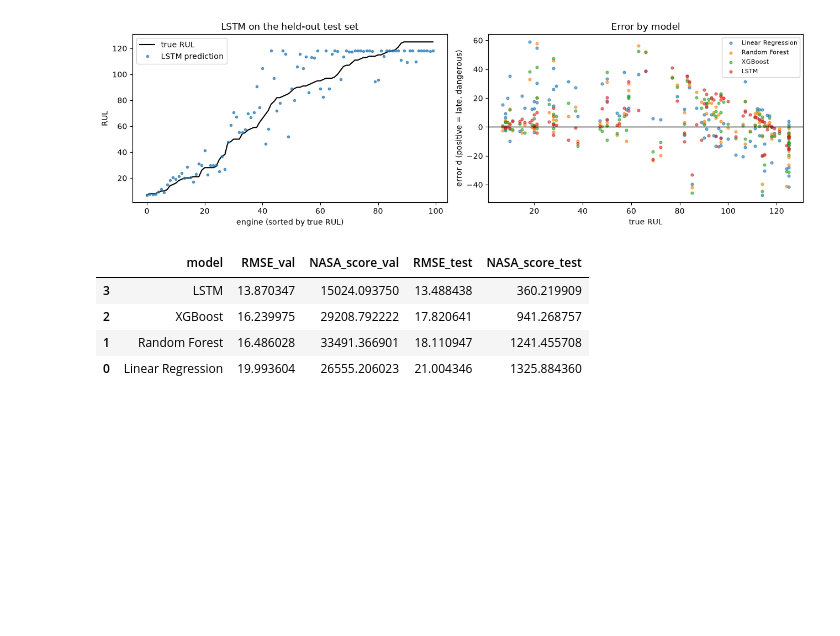
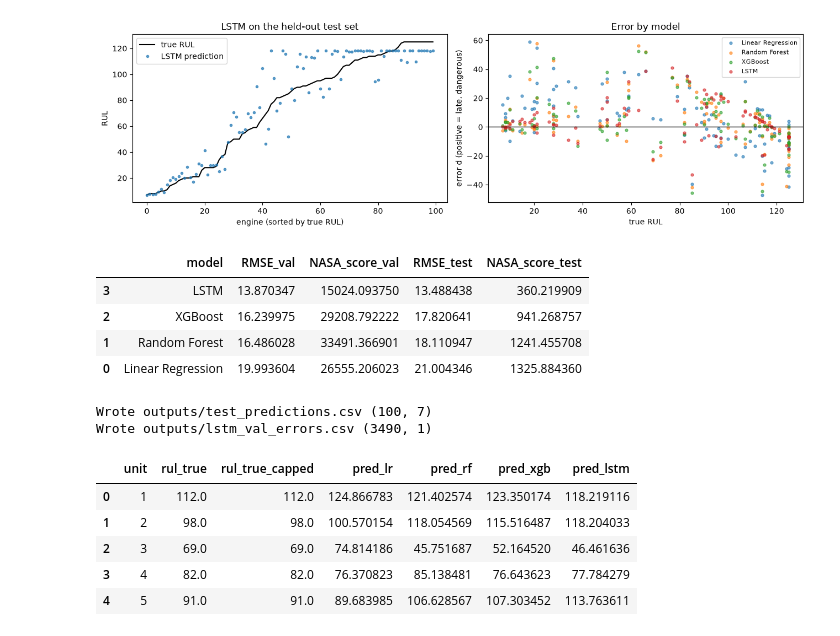
Before and after one commit to yusufsami9/predictive-maintenance-rul, a Jupyter notebook: notebooks/02_feature_engineering.ipynb, the cells around one changed output. Cells and saved outputs as stored; diff of their text form; code cells hidden in the pictures; blank space fills up the shorter version.

```diff
--- a/notebooks/02_feature_engineering.ipynb
+++ b/notebooks/02_feature_engineering.ipynb
@@ -701,3 +701,41 @@ comparison.sort_values('NASA_score_test')
 | 2 | XGBoost | 16.239975 | 29208.792222 | 17.820641 | 941.268757 |
 | 1 | Random Forest | 16.486028 | 33491.366901 | 18.110947 | 1241.455708 |
 | 0 | Linear Regression | 19.993604 | 26555.206023 | 21.004346 | 1325.884360 |
+# %%
+# ---------------------------------------------------------------------------
+# Export for the optimisation layer (03_optimization.ipynb)
+# ---------------------------------------------------------------------------
+# The scheduler needs one predicted RUL per engine, plus the true RUL so we can
+# score the resulting schedules honestly. Saved rather than recomputed so the
+# optimisation notebook does not have to retrain anything.
+os.makedirs('../outputs', exist_ok=True)
+
+test_predictions_df = pd.DataFrame({
+    'unit': sorted(test_scaled['unit'].unique()),
+    'rul_true': y_test_raw,
+    'rul_true_capped': y_test_capped,
+    'pred_lr': test_predictions['Linear Regression'],
+    'pred_rf': test_predictions['Random Forest'],
+    'pred_xgb': test_predictions['XGBoost'],
+    'pred_lstm': test_predictions['LSTM'],
+})
+test_predictions_df.to_csv('../outputs/test_predictions.csv', index=False)
+
+# The safety margin used by the robust schedule has to come from data the test
+# set never saw, otherwise we would be tuning on the set we report on. The
+# LSTM's validation errors are the honest source for it.
+lstm_val_errors = pd.DataFrame({'d': y_pred_lstm - y_val_seq})
+lstm_val_errors.to_csv('../outputs/lstm_val_errors.csv', index=False)
+
+print("Wrote outputs/test_predictions.csv", test_predictions_df.shape)
+print("Wrote outputs/lstm_val_errors.csv", lstm_val_errors.shape)
+test_predictions_df.head()
+# %% [output]
+Wrote outputs/test_predictions.csv (100, 7)
+Wrote outputs/lstm_val_errors.csv (3490, 1)
+|  | unit | rul_true | rul_true_capped | pred_lr | pred_rf | pred_xgb | pred_lstm |
+| 0 | 1 | 112.0 | 112.0 | 124.866783 | 121.402574 | 123.350174 | 118.219116 |
+| 1 | 2 | 98.0 | 98.0 | 100.570154 | 118.054569 | 115.516487 | 118.204033 |
+| 2 | 3 | 69.0 | 69.0 | 74.814186 | 45.751687 | 52.164520 | 46.461636 |
+| 3 | 4 | 82.0 | 82.0 | 76.370823 | 85.138481 | 76.643623 | 77.784279 |
+| 4 | 5 | 91.0 | 91.0 | 89.683985 | 106.628567 | 107.303452 | 113.763611 |
```
Also changed, not shown: 3 other files.
